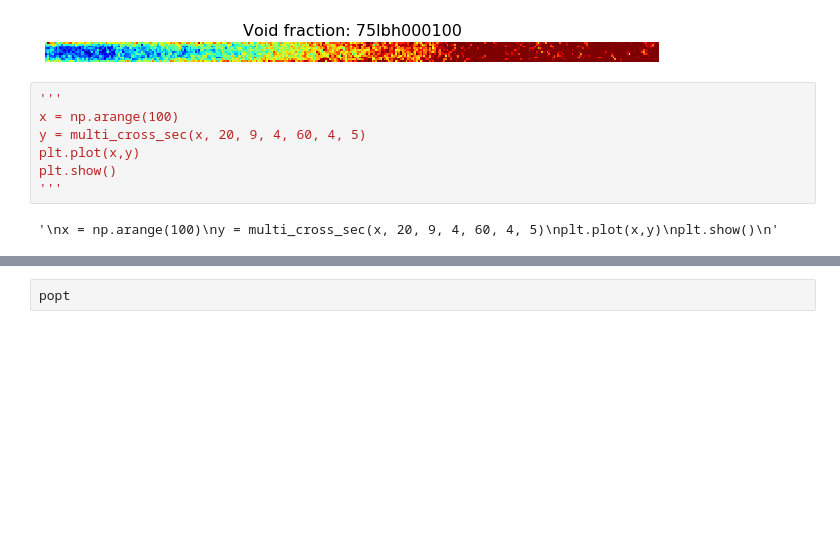
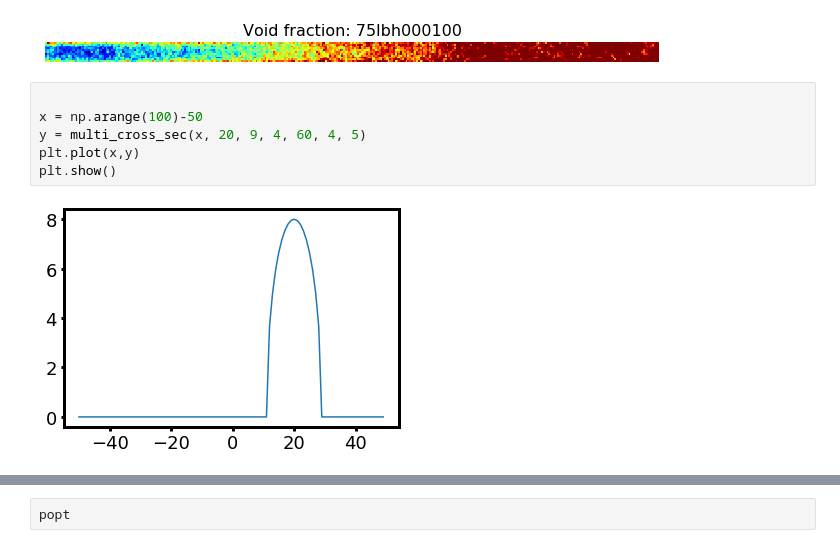
Before and after one commit to ericmuckley/fluid_channel_modeling, a Jupyter notebook: channel_modeling_disks.ipynb, the cells around one changed output, grey strips where cells are left out. Saved outputs shown, nothing was run; the diff lists cells and outputs as text; blank space fills up the shorter version.

```diff
--- a/channel_modeling_disks.ipynb
+++ b/channel_modeling_disks.ipynb
@@ -176,14 +176,13 @@ plot_channel_image(img, title='Void fraction: {}'.format(L))
 # %% [output]
 [figure]
 # %%
-'''
-x = np.arange(100)
+
+x = np.arange(100)-50
 y = multi_cross_sec(x, 20, 9, 4, 60, 4, 5)
 plt.plot(x,y)
 plt.show()
-'''
 # %% [output]
-'\nx = np.arange(100)\ny = multi_cross_sec(x, 20, 9, 4, 60, 4, 5)\nplt.plot(x,y)\nplt.show()\n'
+[figure, added]
 # %%
 def get_guess(x, y, n):
     """
```
Also changed, not shown: parts of 1 cell of this notebook.
